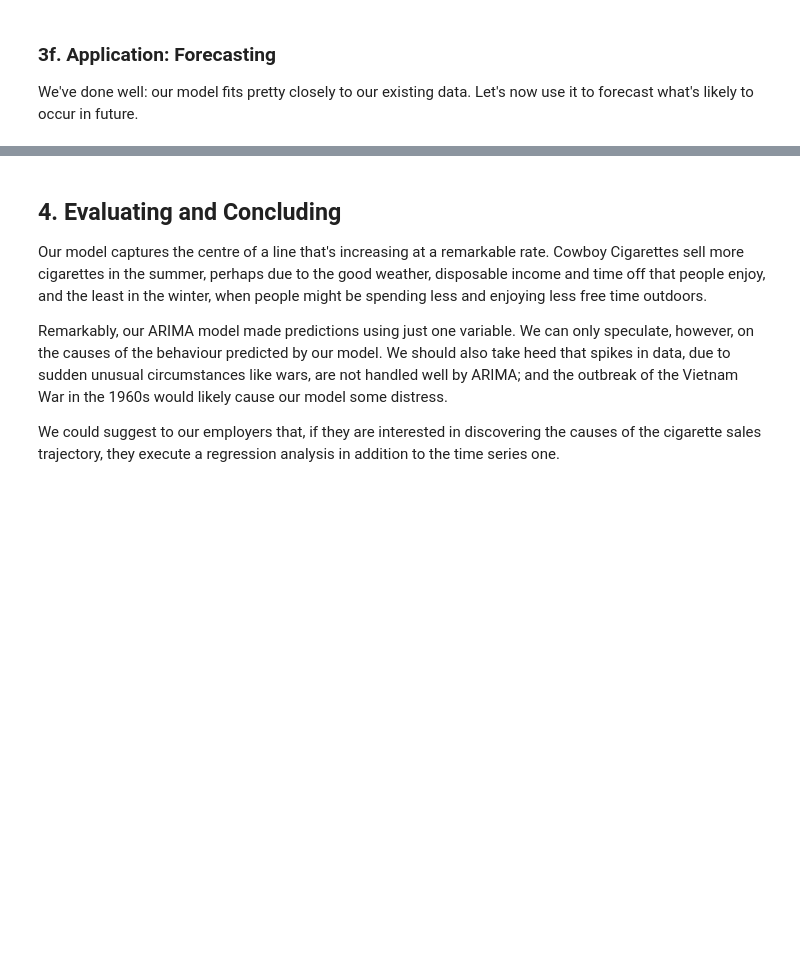
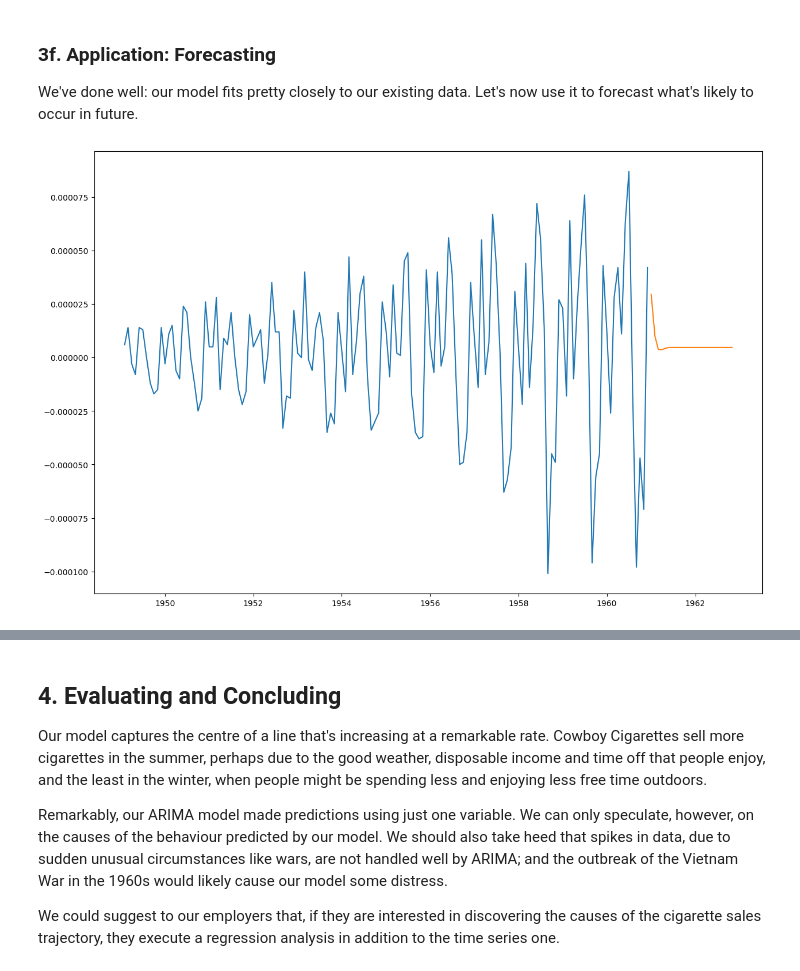
Before and after one commit to zjbrown0689/dsc, a Jupyter notebook: Cowboys&CigrettesCaseStudy/Cowboy Cigarettes Case Study - Tier 3.ipynb, the cells around one changed output, grey strips where cells are left out. Cells and saved outputs as stored; diff of their text form; code cells hidden in the pictures; blank space fills up the shorter version.

```diff
--- a/Cowboys&CigrettesCaseStudy/Cowboy Cigarettes Case Study - Tier 3.ipynb
+++ b/Cowboys&CigrettesCaseStudy/Cowboy Cigarettes Case Study - Tier 3.ipynb
@@ -374,10 +430,23 @@ We've done well: our model fits pretty closely to our existing data. Let's now u
 # %%
 # Declare a variable called forecast_period with the amount of months to forecast, and
 # create a range of future dates that is the length of the periods you've chosen to forecast
-_ _ _
+forecast_period = 24
+date_range = pd.date_range(y_log.index[-1], periods = forecast_period,
+              freq='MS').strftime("%Y-%m-%d").tolist()
 
 # Convert that range into a dataframe that includes your predictions
-_ _ _
+# First, call DataFrame on pd
+future_months = pd.DataFrame(date_range, columns = ['Month'])
+# Let's now convert the 'Month' column to a datetime object with to_datetime
+future_months['Month'] = pd.to_datetime(future_months['Month'])
+future_months.set_index('Month', inplace = True)
+future_months['Prediction'] = forecast
 
 # Plot your future predictions
-_ _ _
+# Call figure() on plt
+plt.figure(figsize=(15,10))
+plt.plot(y_log_diff)
+plt.plot(y_log_diff['Nov 1960'].append(future_months['Prediction']))
+plt.show()
+# %% [output]
+[figure, added]
```
Also changed, not shown: parts of 16 cells of this notebook.
